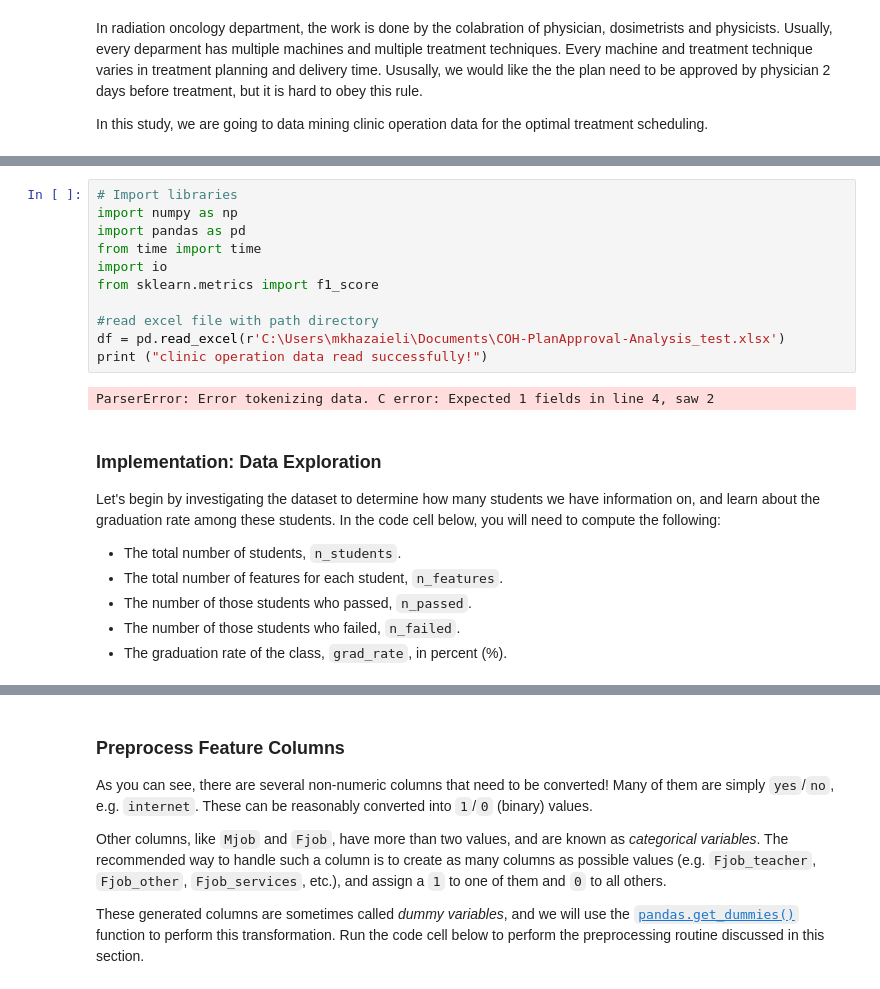
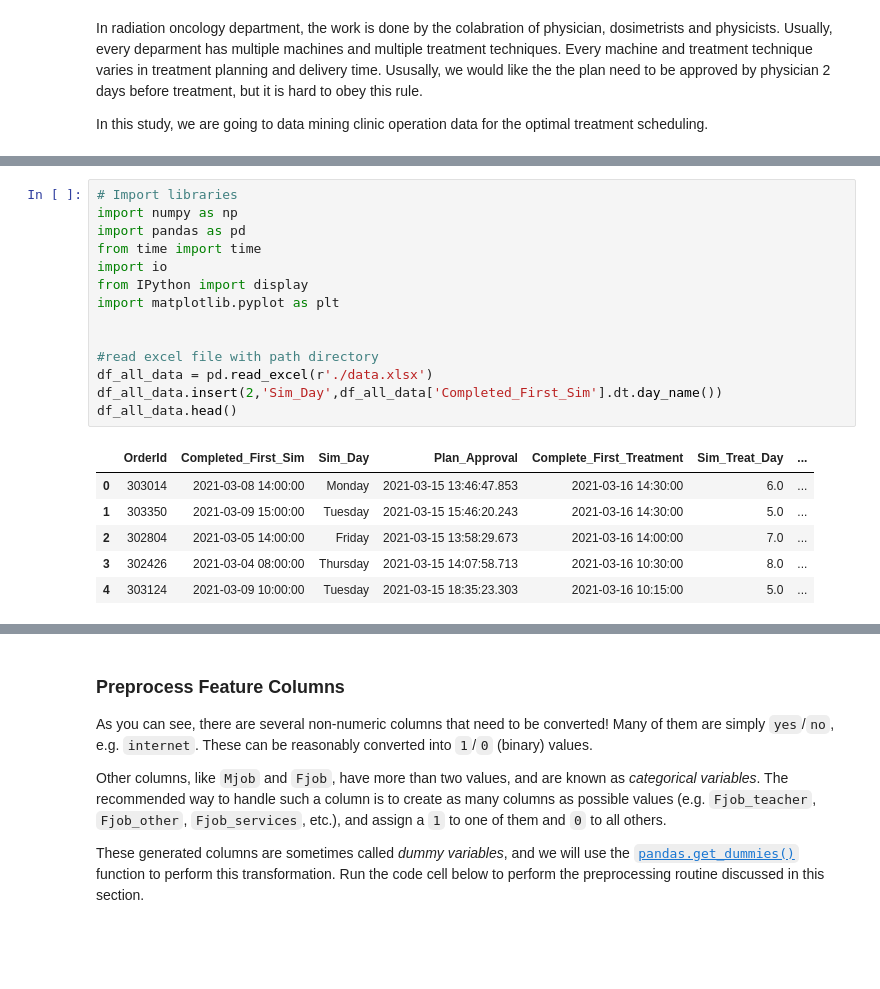
Before and after one commit to dudongsu/Clinic-Workflow-Mining, a Jupyter notebook: Workflow-Mining.ipynb, the cells around one changed output, grey strips where cells are left out. Drawn from its saved outputs; the diff is of its cells as text; blank space fills up the shorter version.

```diff
--- a/Workflow-Mining.ipynb
+++ b/Workflow-Mining.ipynb
@@ -12,21 +16,21 @@ Run the code cell below to load necessary Python libraries and load the student
 # %%
 # Import libraries
 import numpy as np
 import pandas as pd
 from time import time
 import io
-from sklearn.metrics import f1_score
+from IPython import display
+import matplotlib.pyplot as plt
+
 
 #read excel file with path directory
-df = pd.read_excel(r'C:\Users\mkhazaieli\Documents\COH-PlanApproval-Analysis_test.xlsx')
-print ("clinic operation data read successfully!")
+df_all_data = pd.read_excel(r'./data.xlsx')
+df_all_data.insert(2,'Sim_Day',df_all_data['Completed_First_Sim'].dt.day_name())
+df_all_data.head()
 # %% [output]
-ParserError: Error tokenizing data. C error: Expected 1 fields in line 4, saw 2
+|  | OrderId | Completed_First_Sim | Sim_Day | Plan_Approval | Complete_First_Treatment | Sim_Treat_Day | ... |
+| 0 | 303014 | 2021-03-08 14:00:00 | Monday | 2021-03-15 13:46:47.853 | 2021-03-16 14:30:00 | 6.0 | ... |
+| 1 | 303350 | 2021-03-09 15:00:00 | Tuesday | 2021-03-15 15:46:20.243 | 2021-03-16 14:30:00 | 5.0 | ... |
+| 2 | 302804 | 2021-03-05 14:00:00 | Friday | 2021-03-15 13:58:29.673 | 2021-03-16 14:00:00 | 7.0 | ... |
+| 3 | 302426 | 2021-03-04 08:00:00 | Thursday | 2021-03-15 14:07:58.713 | 2021-03-16 10:30:00 | 8.0 | ... |
+| 4 | 303124 | 2021-03-09 10:00:00 | Tuesday | 2021-03-15 18:35:23.303 | 2021-03-16 10:15:00 | 5.0 | ... |
-# %% [markdown]
-### Implementation: Data Exploration
-Let's begin by investigating the dataset to determine how many students we have information on, and learn about the graduation rate among these students. In the code cell below, you will need to compute the following:
-- The total number of students, `n_students`.
-- The total number of features for each student, `n_features`.
-- The number of those students who passed, `n_passed`.
-- The number of those students who failed, `n_failed`.
-- The graduation rate of the class, `grad_rate`, in percent (%).
```
Also changed, not shown: parts of 14 cells of this notebook, 1 other file.
